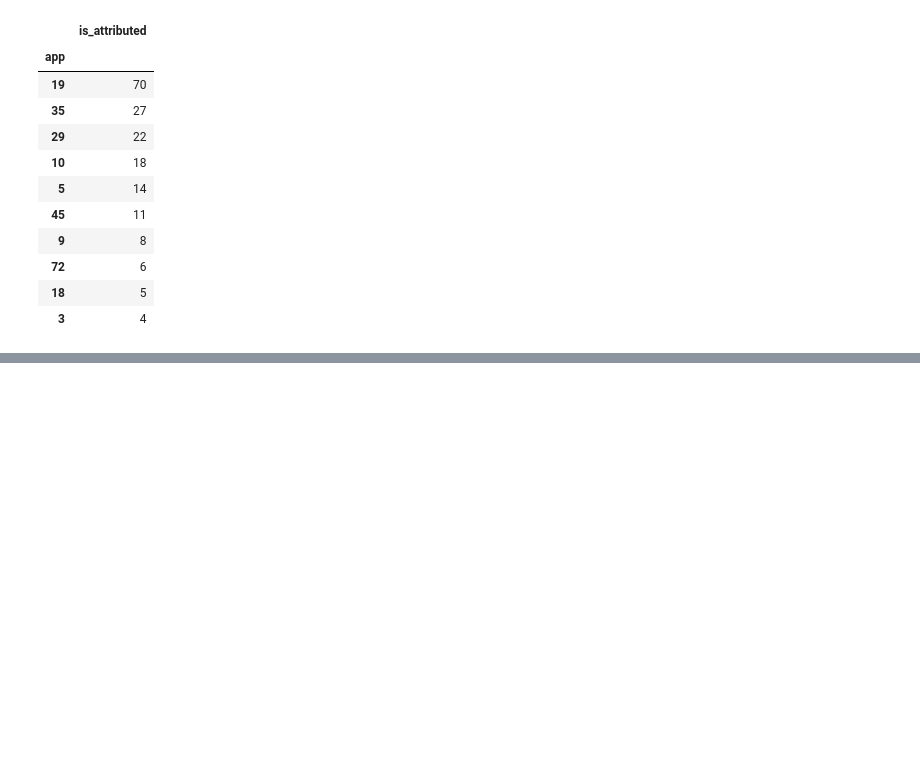
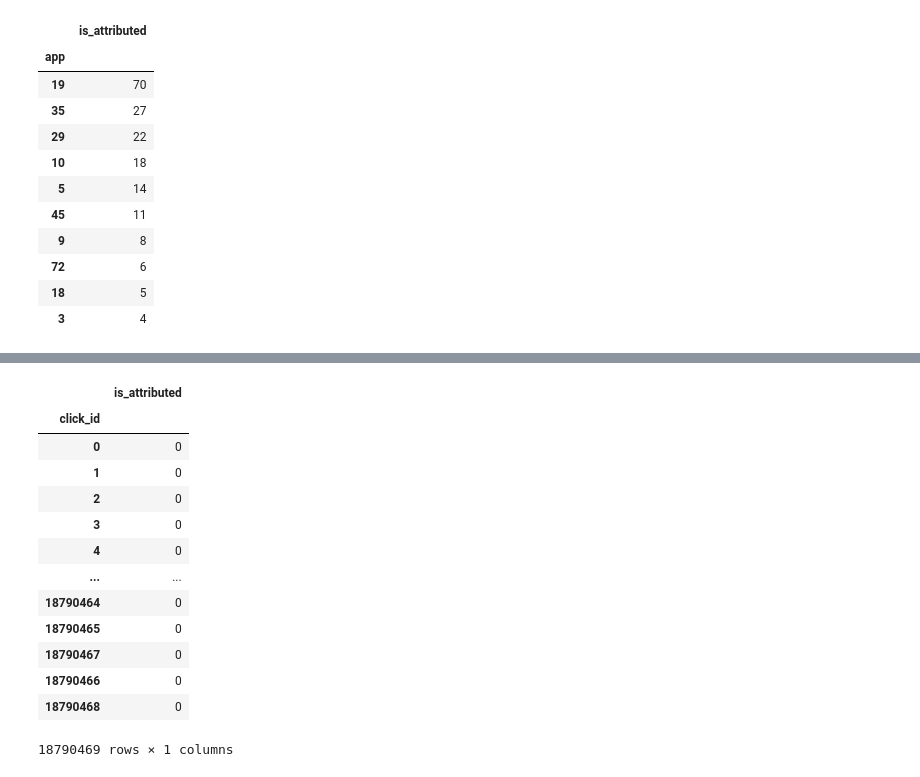
Before and after one commit to askhab2022/ML-Repo, a Jupyter notebook: tracking.ipynb, the cells around one changed output, grey strips where cells are left out. Cells and saved outputs as stored; diff of their text form; code cells hidden in the pictures; blank space fills up the shorter version.

```diff
--- a/tracking.ipynb
+++ b/tracking.ipynb
@@ -14,8 +16,12 @@ def read_csv(path,nrows=None):
 #Training data set
 dataset_train = read_csv("data/train_sample.csv")
 
-# Benchmark
+# Benchmark test
 dataset_test = read_csv("data/train.csv", nrows = 10000)
+
+#Larger test,
+
+dataset_test_all = read_csv("data/test.csv")
 # %% [markdown]
 Data Exploration
 # %%
@@ -88,0 +92,21 @@ dataset_train.apply(lambda x: 1 if x["is_attributed"] == 1 else 0,axis=1).plot(f
+# %%
+benchmark_const = dataset_test_all[["click_id"]].copy()
+benchmark_const["is_attributed"] = 0
+benchmark_const.set_index("click_id",inplace=True)
+# %%
+benchmark_const
+# %% [output]
+|  | is_attributed |
+| click_id |  |
+| 0 | 0 |
+| 1 | 0 |
+| 2 | 0 |
+| 3 | 0 |
+| 4 | 0 |
+| ... | ... |
+| 18790464 | 0 |
+| 18790465 | 0 |
+| 18790467 | 0 |
+| 18790466 | 0 |
+| 18790468 | 0 |
+18790469 rows × 1 columns
```
Also changed, not shown: parts of 11 cells of this notebook.
